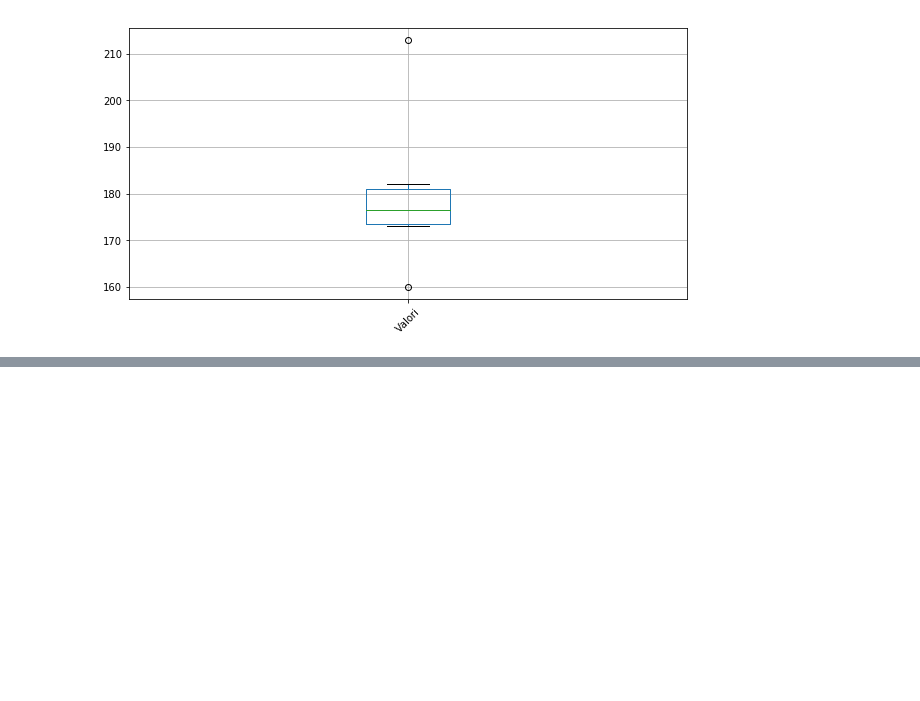
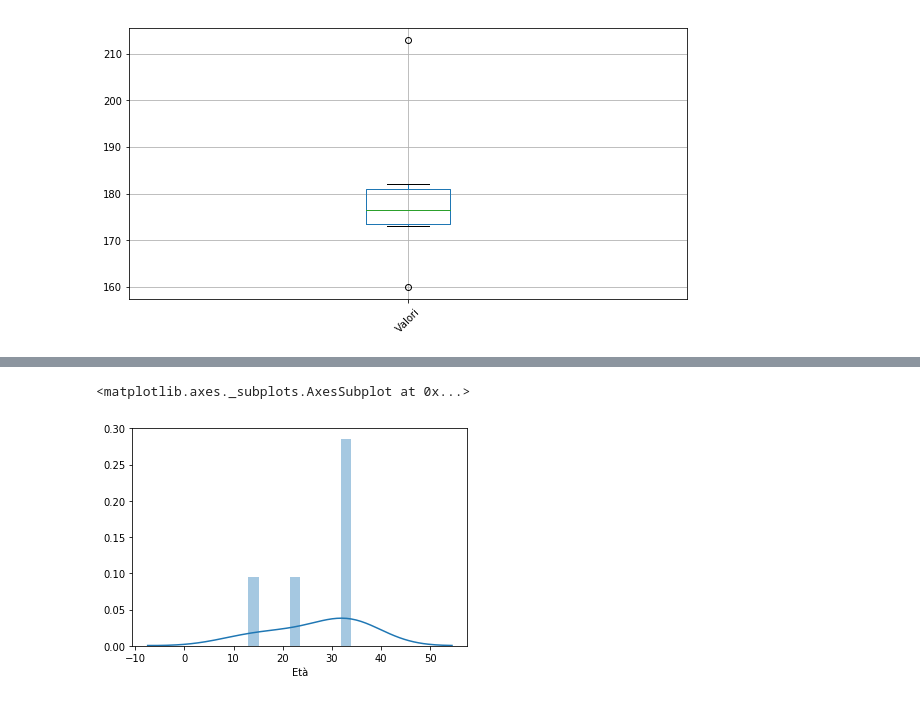
Before and after one commit to scarsellifi/open-notebook-science, a Jupyter notebook: Python e Pandas - Operazioni base.ipynb, the cells around one changed output, grey strips where cells are left out. Cells and saved outputs as stored; diff of their text form; code cells hidden in the pictures; blank space fills up the shorter version.

```diff
--- a/Python e Pandas - Operazioni base.ipynb
+++ b/Python e Pandas - Operazioni base.ipynb
@@ -1035,0 +1136,6 @@ plt.show()
+# %%
+# per le variabili cardinali è meglio partire direttamente dalla matrice
+sns.distplot(dati["Età"], bins = 10)
+# %% [output]
+<matplotlib.axes._subplots.AxesSubplot at 0x...>
+[figure, added]
```
Also changed, not shown: parts of 16 cells of this notebook, 1 other file.
